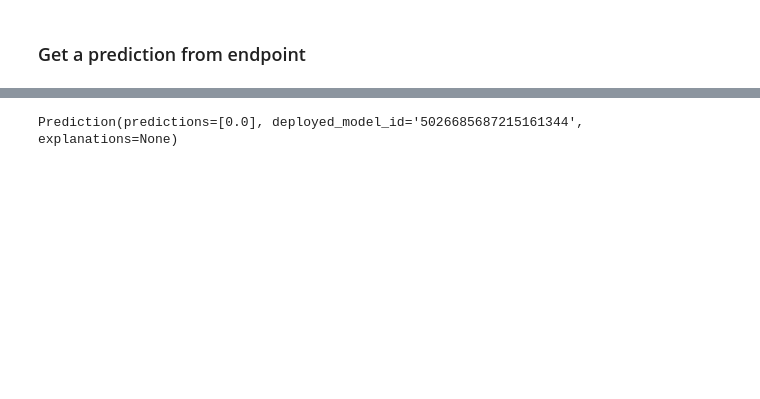
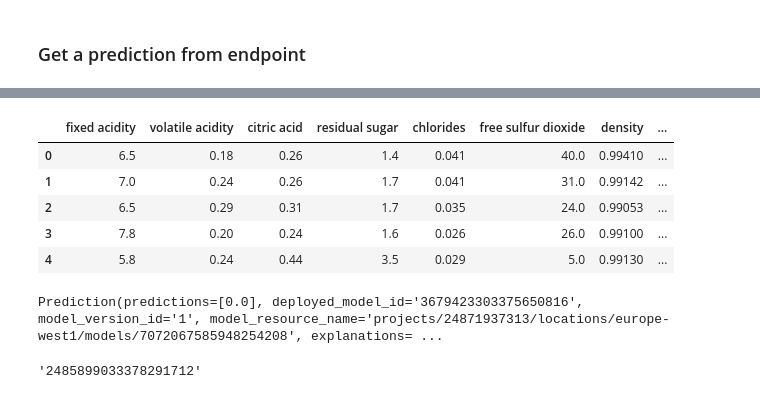
Before and after one commit to hpylieva/vertex-ai-pipelines-workshop, a Jupyter notebook: wine_classification_pipeline.ipynb, the cells around one changed output, grey strips where cells are left out. Saved outputs shown, nothing was run; the diff lists cells and outputs as text; code cells hidden in the pictures; blank space fills up the shorter version.

```diff
--- a/wine_classification_pipeline.ipynb
+++ b/wine_classification_pipeline.ipynb
@@ -548,3 +568,18 @@ JobState.JOB_STATE_RUNNING
+# %%
+import gcsfs
+fs = gcsfs.GCSFileSystem()
+
+with fs.open('gs://tokyo-charge-378510-bucket-winequality/pipeline_root_wine/24871937313/pipeline-winequality-20230222111722/get-wine-data_5671759263626690560/dataset_test.csv', 'rb') as f:
+    test_df=pd.read_csv(f)
+# %%
+test_df.head()
+# %% [output]
+|  | fixed acidity | volatile acidity | citric acid | residual sugar | chlorides | free sulfur dioxide | density | ... |
+| 0 | 6.5 | 0.18 | 0.26 | 1.4 | 0.041 | 40.0 | 0.99410 | ... |
+| 1 | 7.0 | 0.24 | 0.26 | 1.7 | 0.041 | 31.0 | 0.99142 | ... |
+| 2 | 6.5 | 0.29 | 0.31 | 1.7 | 0.035 | 24.0 | 0.99053 | ... |
+| 3 | 7.8 | 0.20 | 0.24 | 1.6 | 0.026 | 26.0 | 0.99100 | ... |
+| 4 | 5.8 | 0.24 | 0.44 | 3.5 | 0.029 | 5.0 | 0.99130 | ... |
 # %%
 ENDPOINT_NAME="winequality_endpoint"
 instances = [
@@ -554,12 +589,14 @@ instances = [
 ENDPOINT_ID = !(gcloud ai endpoints list --region=$REGION \
               --format='value(ENDPOINT_ID)'\
               --filter=display_name=$ENDPOINT_NAME \
-              --sort-by=creationTimeStamp | tail -1)
-ENDPOINT_ID = ENDPOINT_ID[1]
+              --sort-by=creationTimeStamp)
+ENDPOINT_ID = ENDPOINT_ID[1] #the most recent endpoint
 
 
 aiplatform.init(project=PROJECT_ID, location=REGION)
 endpoint = aiplatform.Endpoint(ENDPOINT_ID)
 prediction = endpoint.predict(instances=instances)
-# %% [output]
-Prediction(predictions=[0.0], deployed_model_id='5026685687215161344', explanations=None)
+# %%
+prediction
+# %% [output]
+Prediction(predictions=[0.0], deployed_model_id='3679423303375650816', model_version_id='1', model_resource_name='projects/24871937313/locations/europe-west1/models/7072067585948254208', explanations= ...
@@ -565,0 +608,4 @@ Prediction(predictions=[0.0], deployed_model_id='5026685687215161344', explanati
+# %%
+ENDPOINTS_ID[1]
+# %% [output]
+'2485899033378291712'
```
Also changed, not shown: parts of 3 cells of this notebook.
